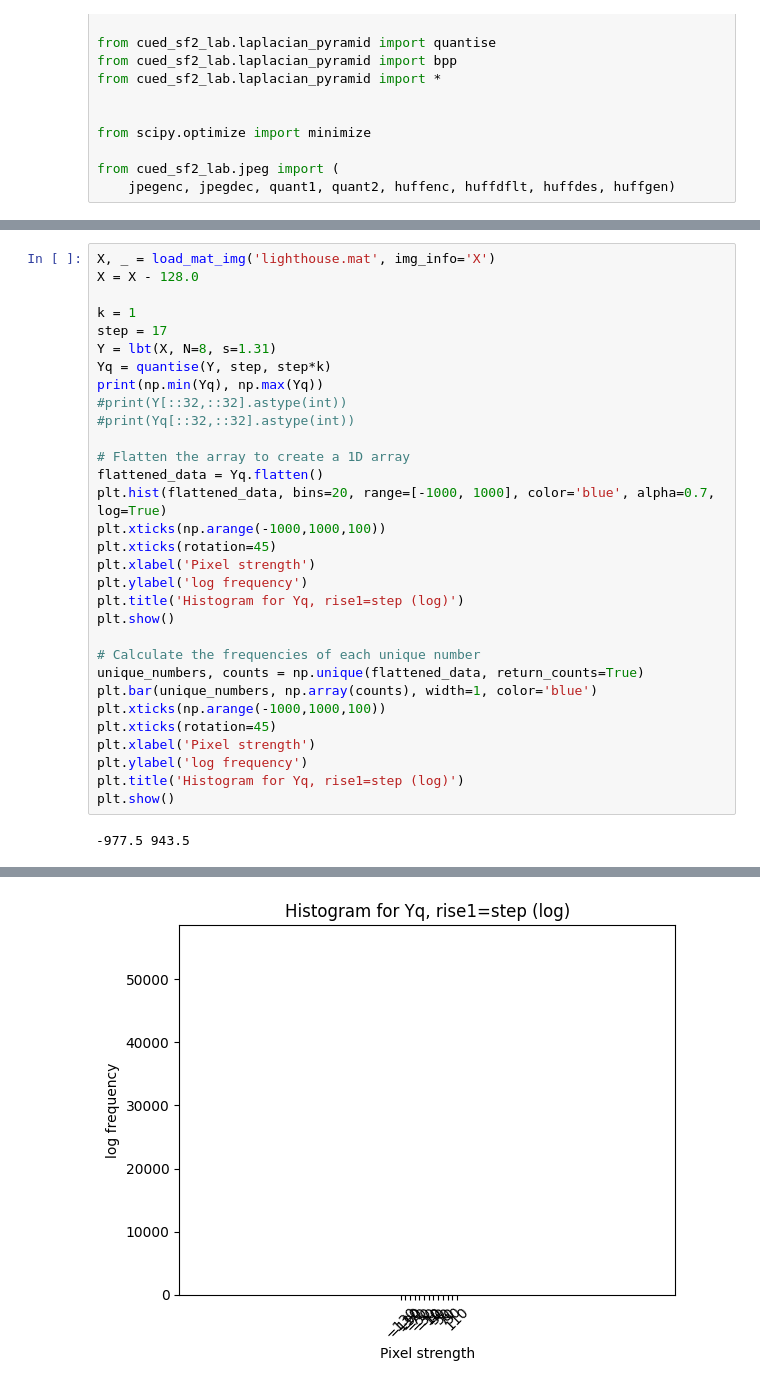
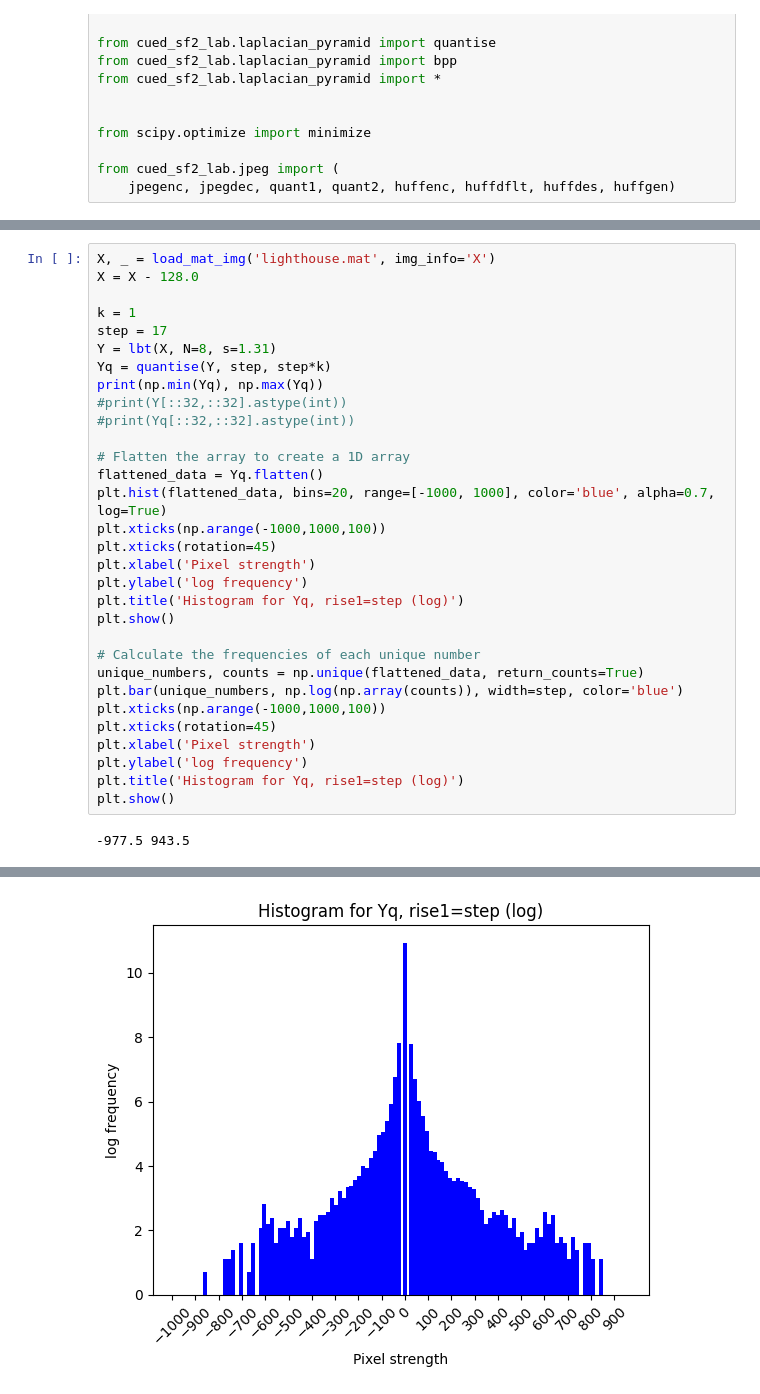
Before and after one commit to jet-tong/cued_sf2_lab, a Jupyter notebook: 13b-change-quantise-fnc.ipynb, the cells around one changed output, grey strips where cells are left out. Saved outputs shown, nothing was run; the diff lists cells and outputs as text.

```diff
--- a/13b-change-quantise-fnc.ipynb
+++ b/13b-change-quantise-fnc.ipynb
@@ -55,32 +81,32 @@ X = X - 128.0
 
 k = 1
 step = 17
 Y = lbt(X, N=8, s=1.31)
 Yq = quantise(Y, step, step*k)
 print(np.min(Yq), np.max(Yq))
 #print(Y[::32,::32].astype(int))
 #print(Yq[::32,::32].astype(int))
 
 # Flatten the array to create a 1D array
 flattened_data = Yq.flatten()
 plt.hist(flattened_data, bins=20, range=[-1000, 1000], color='blue', alpha=0.7, log=True)
 plt.xticks(np.arange(-1000,1000,100))
 plt.xticks(rotation=45)
 plt.xlabel('Pixel strength')
 plt.ylabel('log frequency')
 plt.title('Histogram for Yq, rise1=step (log)')
 plt.show()
 
 # Calculate the frequencies of each unique number
 unique_numbers, counts = np.unique(flattened_data, return_counts=True)
-plt.bar(unique_numbers, np.array(counts), width=1, color='blue')
+plt.bar(unique_numbers, np.log(np.array(counts)), width=step, color='blue')
 plt.xticks(np.arange(-1000,1000,100))
 plt.xticks(rotation=45)
 plt.xlabel('Pixel strength')
 plt.ylabel('log frequency')
 plt.title('Histogram for Yq, rise1=step (log)')
 plt.show()
 # %% [output]
 -977.5 943.5
 [figure]
-[figure, old version]
+[figure, new version]
```
Also changed, not shown: parts of 13 cells of this notebook, 2 other files.
